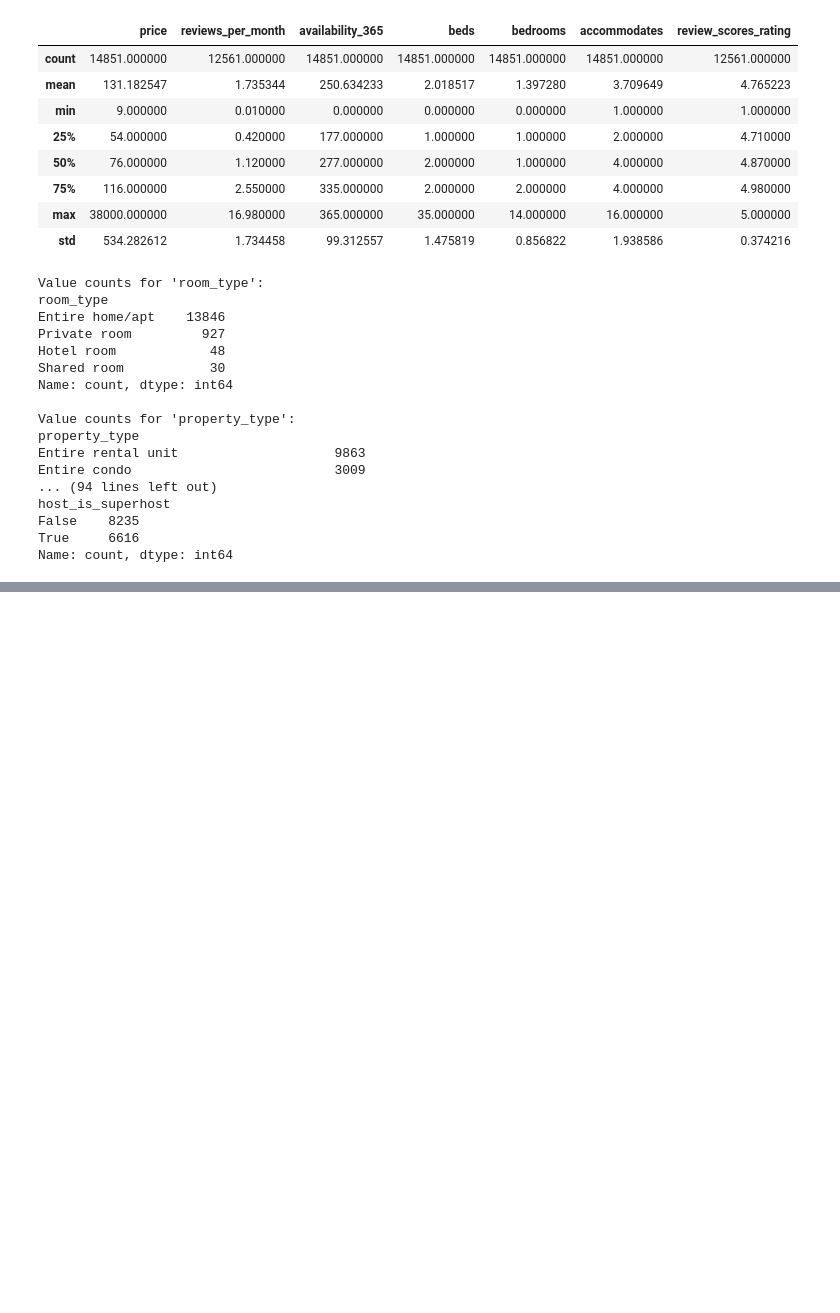
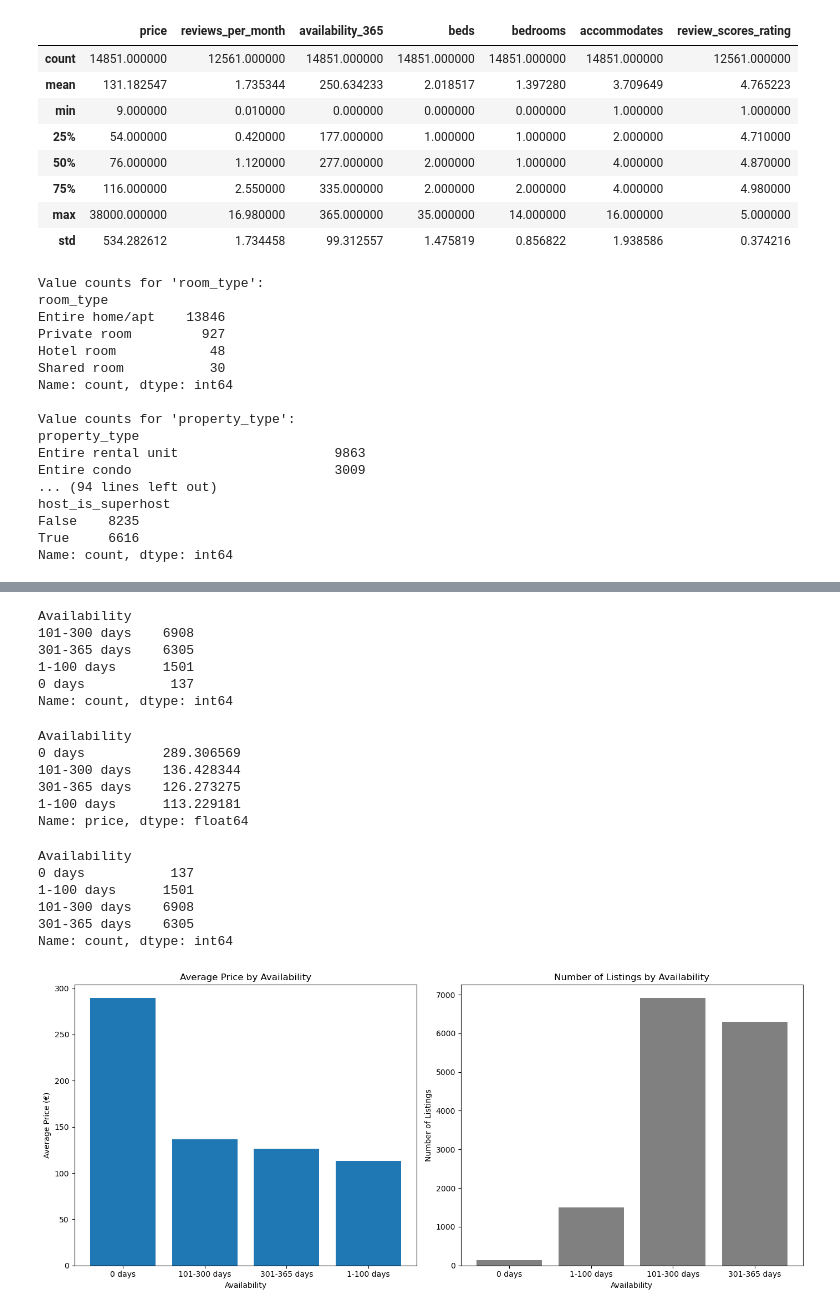
Before and after one commit to George-Dros/airbnb-data-analysis, a Jupyter notebook: notebooks/2. EDA.ipynb, the cells around one changed output, grey strips where cells are left out. Drawn from its saved outputs; the diff is of its cells as text; code cells hidden in the pictures; blank space fills up the shorter version.

```diff
--- a/notebooks/2. EDA.ipynb
+++ b/notebooks/2. EDA.ipynb
@@ -67,0 +117,50 @@ Name: count, dtype: int64
+# %%
+df['Availability'] = pd.cut(df['availability_365'], bins=bins, labels=lab, include_lowest=True)
+# %%
+df['Availability'].value_counts()
+# %% [output]
+Availability
+101-300 days    6908
+301-365 days    6305
+1-100 days      1501
+0 days           137
+Name: count, dtype: int64
+# %%
+avg_price_by_avl = df.groupby('Availability')['price'].mean().sort_values(ascending=False)
+# %%
+avg_price_by_avl
+# %% [output]
+Availability
+0 days          289.306569
+101-300 days    136.428344
+301-365 days    126.273275
+1-100 days      113.229181
+Name: price, dtype: float64
+# %%
+count_by_avl = df['Availability'].value_counts().sort_index()
+# %%
+count_by_avl
+# %% [output]
+Availability
+0 days           137
+1-100 days      1501
+101-300 days    6908
+301-365 days    6305
+Name: count, dtype: int64
+# %%
+fig, axes = plt.subplots(1, 2, figsize=(14, 6))
+
+axes[0].bar(avg_price_by_avl.index.astype(str), avg_price_by_avl.values)
+axes[0].set_title('Average Price by Availability')
+axes[0].set_ylabel('Average Price (€)')
+axes[0].set_xlabel('Availability')
+
+axes[1].bar(count_by_avl.index.astype(str), count_by_avl.values, color='gray')
+axes[1].set_title('Number of Listings by Availability')
+axes[1].set_ylabel('Number of Listings')
+axes[1].set_xlabel('Availability')
+
+plt.tight_layout()
+plt.show()
+# %% [output]
+[figure, added]
```
Also changed, not shown: parts of 32 cells of this notebook.
